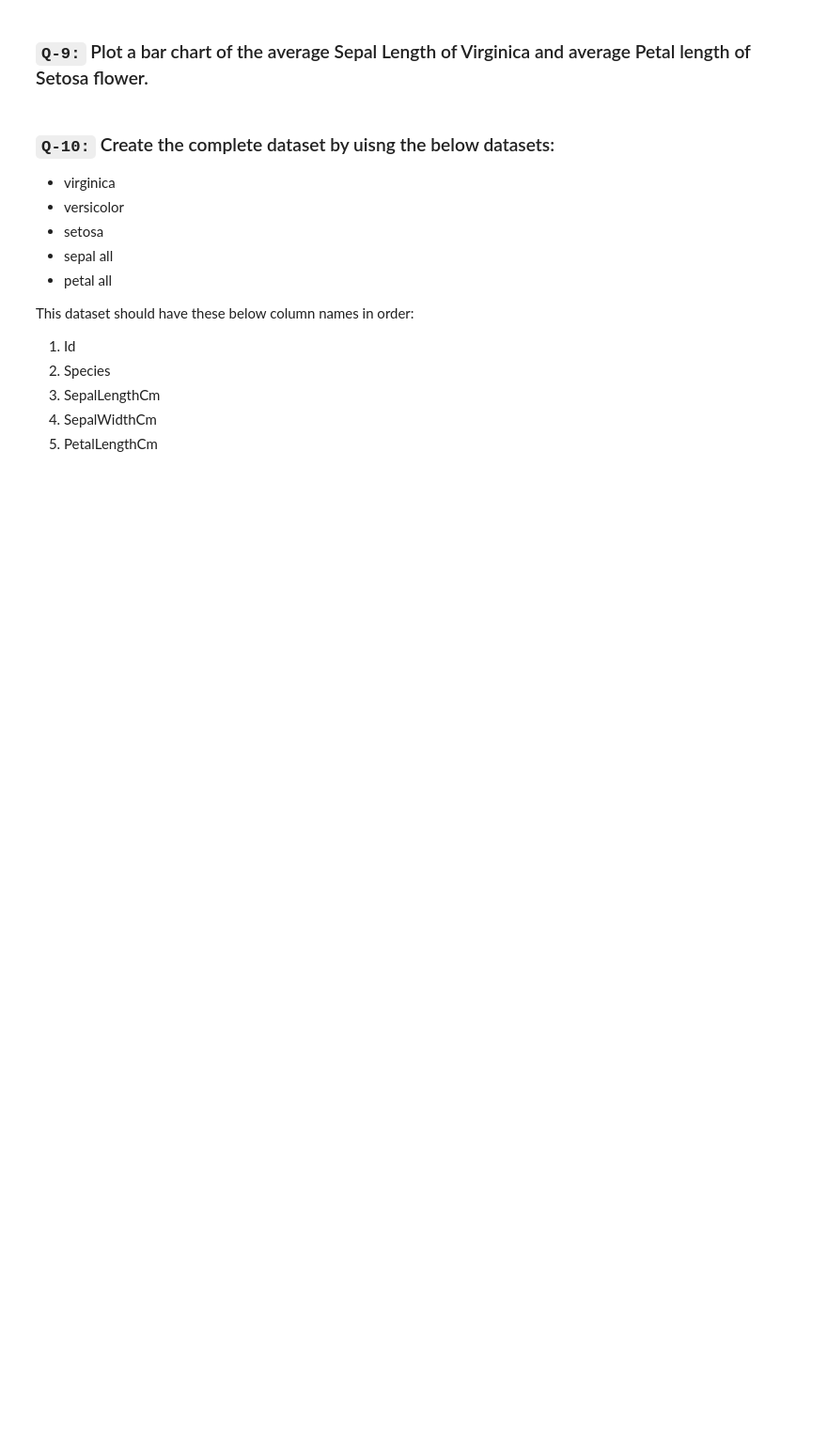
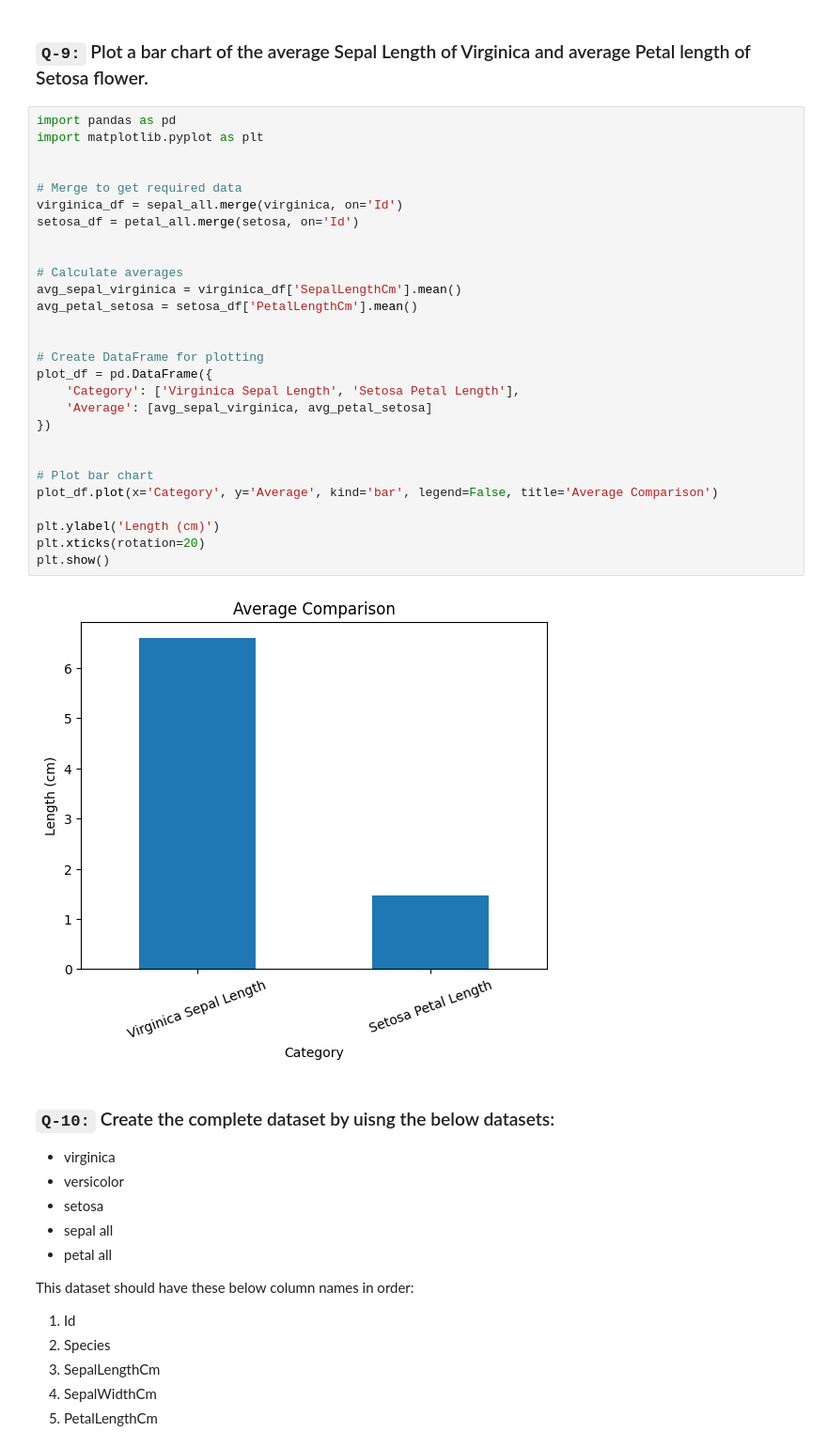
Before and after one commit to visheshbpatel/data-science, a Jupyter notebook: 05-pandas/20-pandas-merging/02-task.ipynb, the cells around one changed output. Shown at 94% size. Saved outputs shown, nothing was run; the diff lists cells and outputs as text; blank space fills up the shorter version.

```diff
--- a/05-pandas/20-pandas-merging/02-task.ipynb
+++ b/05-pandas/20-pandas-merging/02-task.ipynb
@@ -515,5 +833,35 @@ setosa = pd.read_csv("https://docs.google.com/spreadsheets/d/e/2PACX-1vSjqJpdgy2
 # %% [markdown]
 ### `Q-9:` Plot a bar chart of the average Sepal Length  of Virginica and average Petal length of Setosa flower.
+# %%
+import pandas as pd
+import matplotlib.pyplot as plt
+
+
+# Merge to get required data
+virginica_df = sepal_all.merge(virginica, on='Id')
+setosa_df = petal_all.merge(setosa, on='Id')
+
+
+# Calculate averages
+avg_sepal_virginica = virginica_df['SepalLengthCm'].mean()
+avg_petal_setosa = setosa_df['PetalLengthCm'].mean()
+
+
+# Create DataFrame for plotting
+plot_df = pd.DataFrame({
+    'Category': ['Virginica Sepal Length', 'Setosa Petal Length'],
+    'Average': [avg_sepal_virginica, avg_petal_setosa]
+})
+
+
+# Plot bar chart
+plot_df.plot(x='Category', y='Average', kind='bar', legend=False, title='Average Comparison')
+
+plt.ylabel('Length (cm)')
+plt.xticks(rotation=20)
+plt.show()
+# %% [output]
+[figure, added]
 # %% [markdown]
 ### `Q-10:` Create the complete dataset by uisng the below datasets:
 - virginica
```
Also changed, not shown: parts of 15 cells of this notebook, 8 other files.
